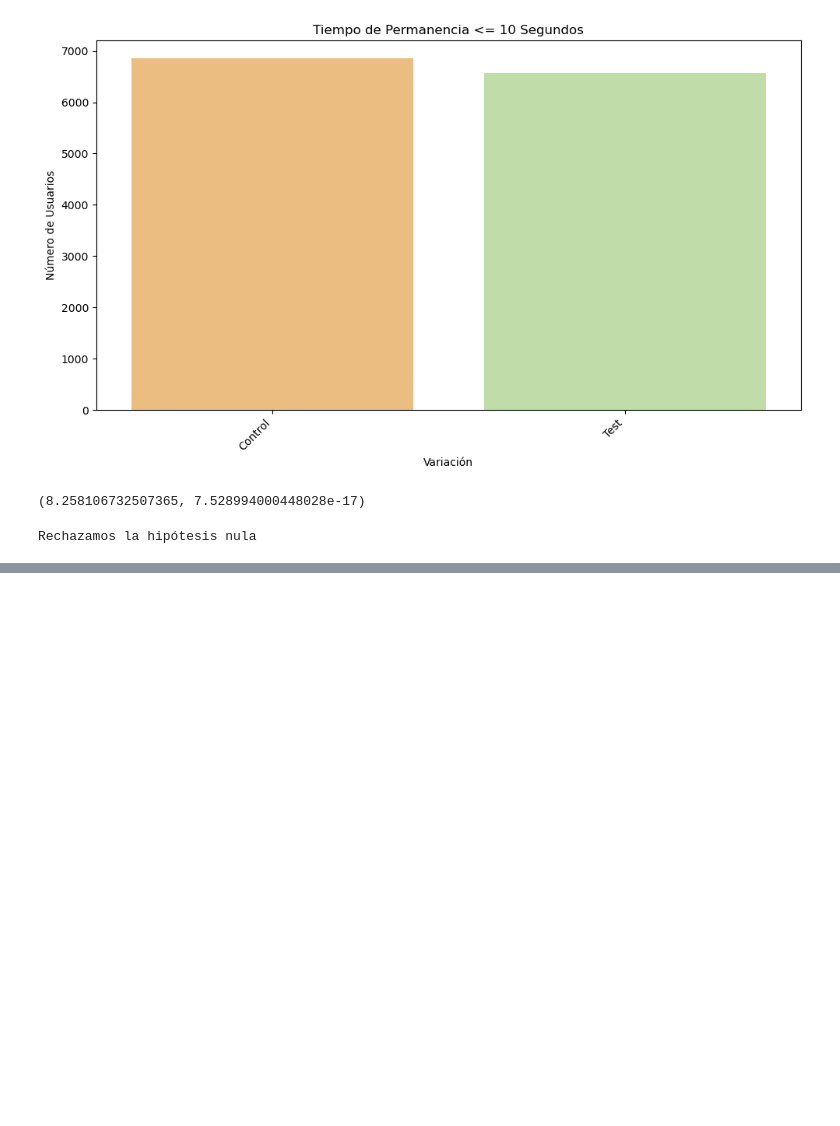
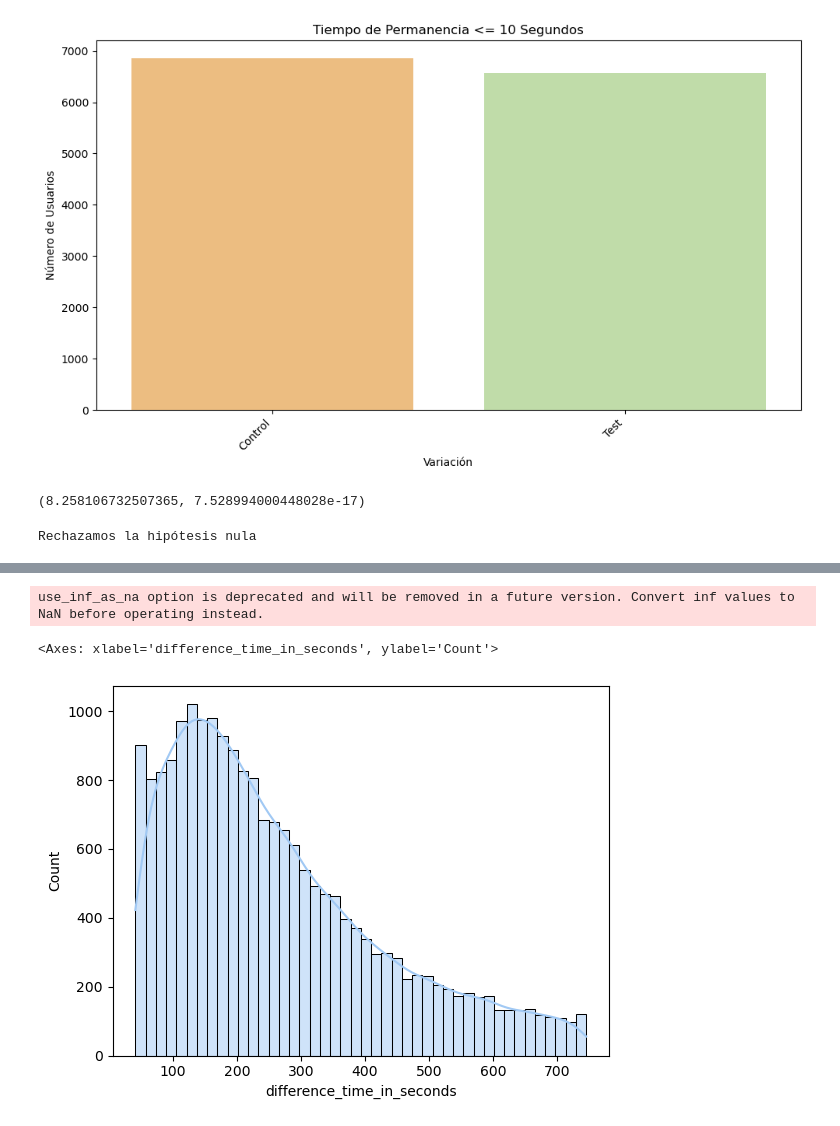
Before and after one commit to alicia-perez-diez/vanguard, a Jupyter notebook: notebooks/main.ipynb, the cells around one changed output, grey strips where cells are left out. Drawn from its saved outputs; the diff is of its cells as text; code cells hidden in the pictures; blank space fills up the shorter version.

```diff
--- a/notebooks/main.ipynb
+++ b/notebooks/main.ipynb
@@ -1091,0 +1288,22 @@ Rechazamos la hipótesis nula
+# %%
+
+Q1 = df_tiempo_de_permanencia_control['difference_time_in_seconds'].quantile(0.25)
+Q3 = df_tiempo_de_permanencia_control['difference_time_in_seconds'].quantile(0.75)
+IQR = Q3 - Q1
+# %%
+#establecemos los límites de los outliers
+
+limite_bajo = Q1 - 1 * IQR
+limite_alto = Q3 + 1 * IQR
+# %%
+#identificamos los outliers y los filtramos de la tabla
+
+df_tiempo_de_permanencia_control = df_tiempo_de_permanencia_control[(df_tiempo_de_permanencia_control['difference_time_in_seconds'] >= limite_bajo) & (df_tiempo_de_permanencia_control['difference_time_in_seconds'] <= limite_alto)]
+# %%
+#representamos el tiempo de permanencia en un histograma
+
+sns.histplot(df_tiempo_de_permanencia_control['difference_time_in_seconds'], kde=True)
+# %% [output]
+use_inf_as_na option is deprecated and will be removed in a future version. Convert inf values to NaN before operating instead.
+<Axes: xlabel='difference_time_in_seconds', ylabel='Count'>
+[figure, added]
```
Also changed, not shown: parts of 76 cells of this notebook, 4 other files.
